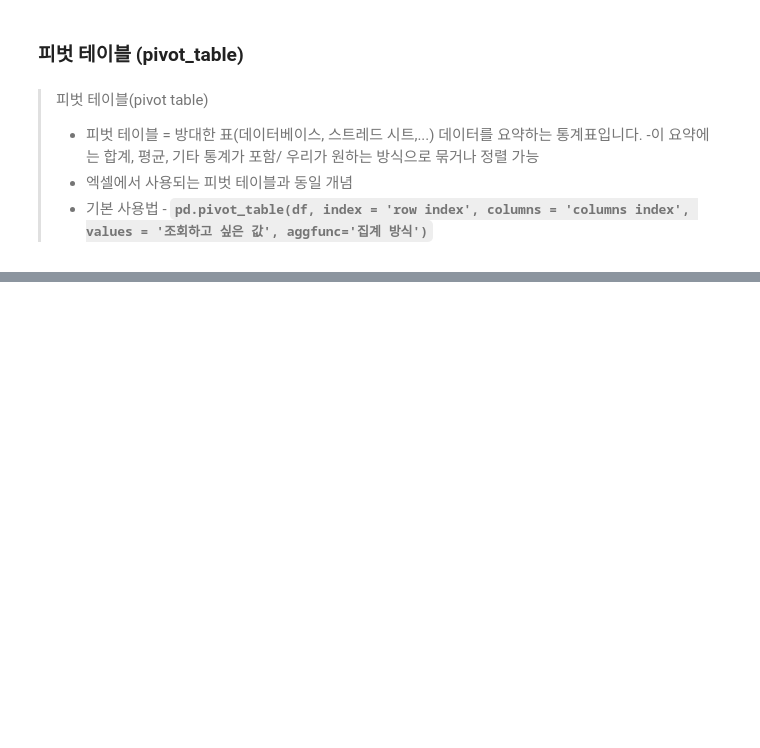
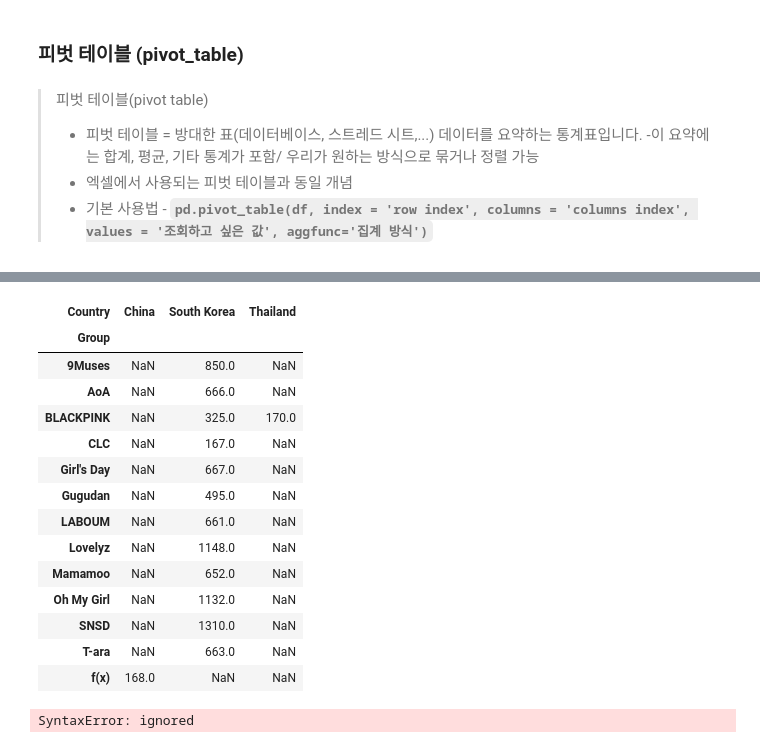
Before and after one commit to sleeptiger/Abc-project, a Jupyter notebook: pandas정리L.ipynb, the cells around one changed output, grey strips where cells are left out. Saved outputs shown, nothing was run; the diff lists cells and outputs as text; code cells hidden in the pictures; blank space fills up the shorter version.

```diff
--- a/pandas정리L.ipynb
+++ b/pandas정리L.ipynb
@@ -627,0 +369,22 @@ df.info()
+# %%
+pd.pivot_table(df, index='Group', columns='Country', values='Height', aggfunc=sum)
+# %% [output]
+| Country | China | South Korea | Thailand |
+| Group |  |  |  |
+| 9Muses | NaN | 850.0 | NaN |
+| AoA | NaN | 666.0 | NaN |
+| BLACKPINK | NaN | 325.0 | 170.0 |
+| CLC | NaN | 167.0 | NaN |
+| Girl's Day | NaN | 667.0 | NaN |
+| Gugudan | NaN | 495.0 | NaN |
+| LABOUM | NaN | 661.0 | NaN |
+| Lovelyz | NaN | 1148.0 | NaN |
+| Mamamoo | NaN | 652.0 | NaN |
+| Oh My Girl | NaN | 1132.0 | NaN |
+| SNSD | NaN | 1310.0 | NaN |
+| T-ara | NaN | 663.0 | NaN |
+| f(x) | 168.0 | NaN | NaN |
+# %%
+pd.pivot_table(df, index='Group', columns='Country', values='Height',aggfunc='count'
+# %% [output]
+SyntaxError: ignored
```
Also changed, not shown: parts of 37 cells of this notebook.
